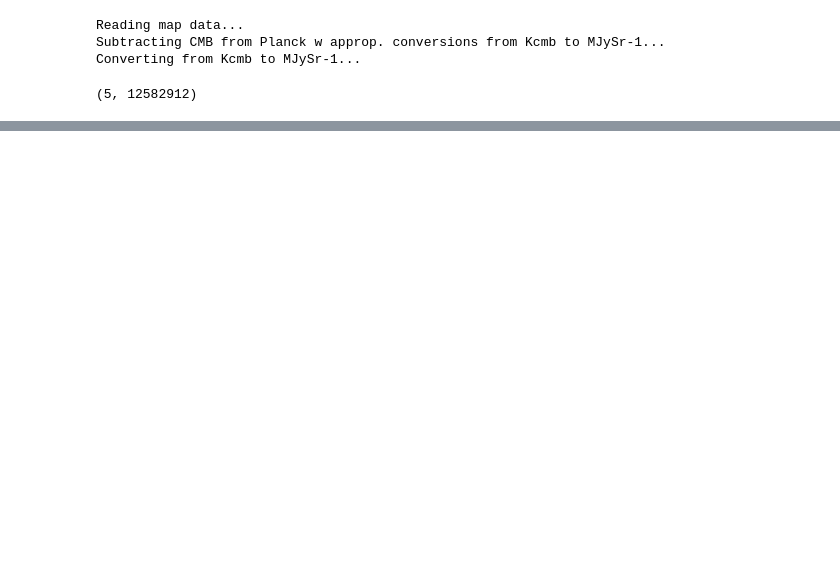
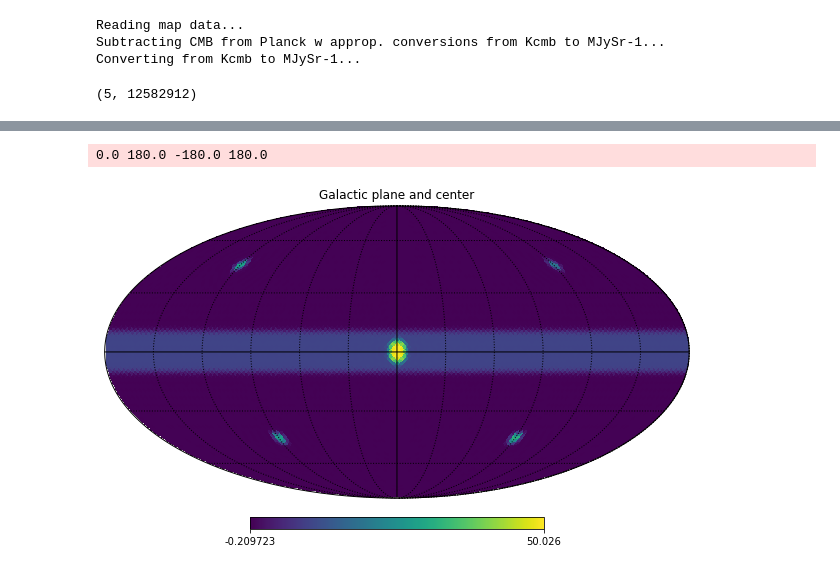
Before and after one commit to Semooretj/SURP, a Jupyter notebook: compare_plank_rotations.ipynb, the cells around one changed output, grey strips where cells are left out. Saved outputs shown, nothing was run; the diff lists cells and outputs as text; code cells hidden in the pictures; blank space fills up the shorter version.

```diff
--- a/compare_plank_rotations.ipynb
+++ b/compare_plank_rotations.ipynb
@@ -54,0 +56,41 @@ cf.ratio_histogram(index,ringed0,residual_alms0,residual_pixel0)
+# %%
+""" Example data"""
+
+# Set empty array for pixel data
+nside = 32
+m = np.zeros(hp.nside2npix(nside))
+
+# Set galactic plane
+gal_width = 10 * u.deg
+galaxy_plane_pixels = hp.query_strip(nside, np.pi/2 - gal_width.to_value(u.radian),
+                                     np.pi/2+ gal_width.to_value(u.radian))
+m[galaxy_plane_pixels] = 10
+
+
+# Set galatic centre
+source_vector = hp.ang2vec(theta=np.pi/2, phi=0)
+galactic_center_pixels = hp.query_disc(nside, source_vector, radius=(5*u.deg).to_value(u.radian))
+m[galactic_center_pixels] = 50
+#np.where(m ==50)
+
+# Extra data
+point_vec1 = hp.ang2vec(theta=np.pi/4, phi=2*np.pi/3)
+point_vec2 = hp.ang2vec(theta=np.pi/4, phi=-2*np.pi/3)
+point_vec3 = hp.ang2vec(theta=3*np.pi/4, phi=np.pi/2)
+point_vec4 = hp.ang2vec(theta=3*np.pi/4, phi=-np.pi/2)
+point_vec1_pixels = hp.query_disc(nside, point_vec1, radius=(2*u.deg).to_value(u.radian))
+point_vec2_pixels = hp.query_disc(nside, point_vec2, radius=(2*u.deg).to_value(u.radian))
+point_vec3_pixels = hp.query_disc(nside, point_vec3, radius=(2*u.deg).to_value(u.radian))
+point_vec4_pixels = hp.query_disc(nside, point_vec4, radius=(2*u.deg).to_value(u.radian))
+m[point_vec1_pixels] = 45
+m[point_vec2_pixels] = 30
+m[point_vec3_pixels] = 35
+m[point_vec4_pixels] = 40
+
+# Smooth map
+data = hp.smoothing(m, fwhm=(3*u.deg).to_value(u.radian))
+hp.mollview(data, title='Galactic plane and center')
+hp.graticule()
+# %% [output]
+0.0 180.0 -180.0 180.0
+[figure, added]
```
Also changed, not shown: parts of 24 cells of this notebook, 13 other files.
